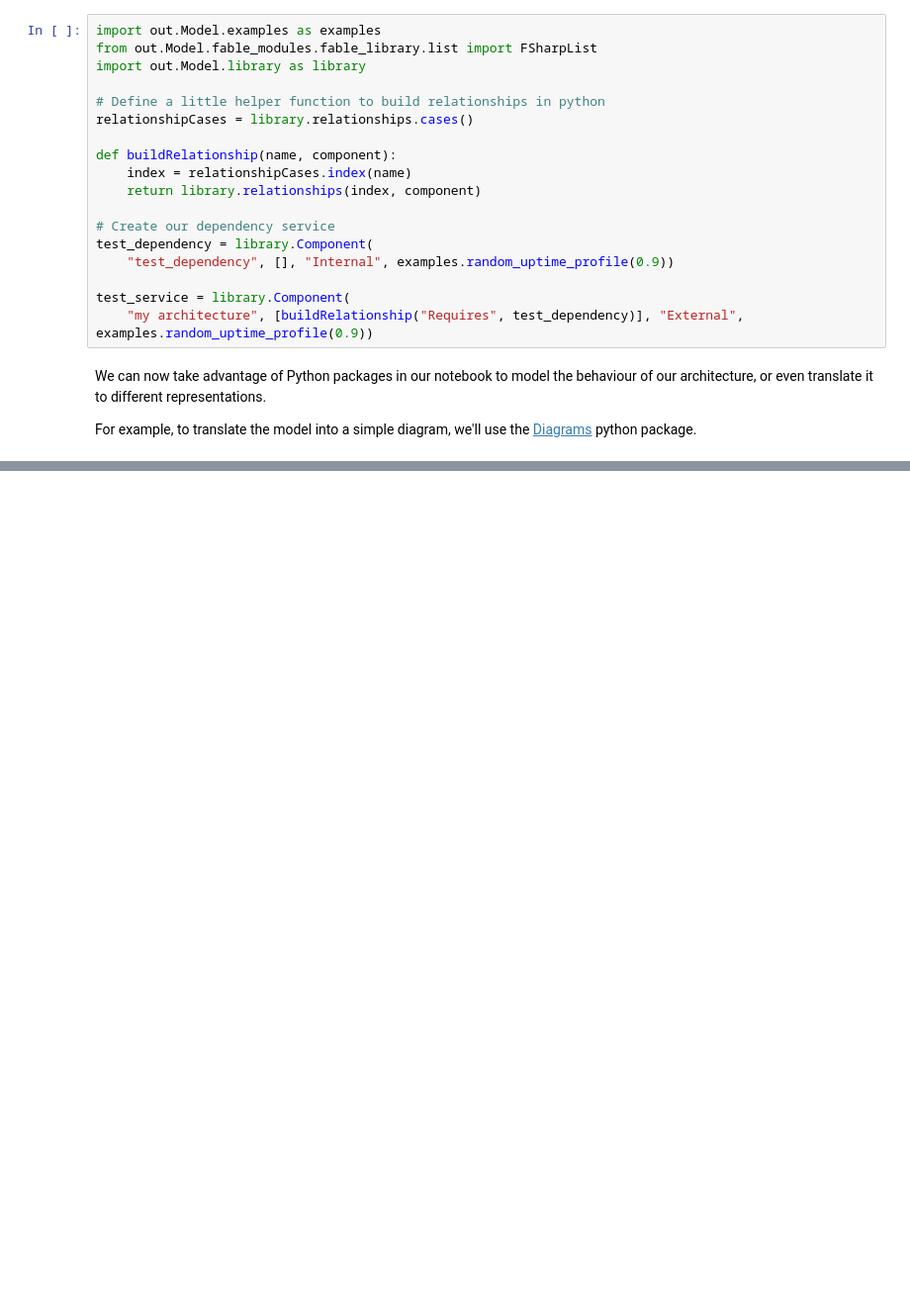
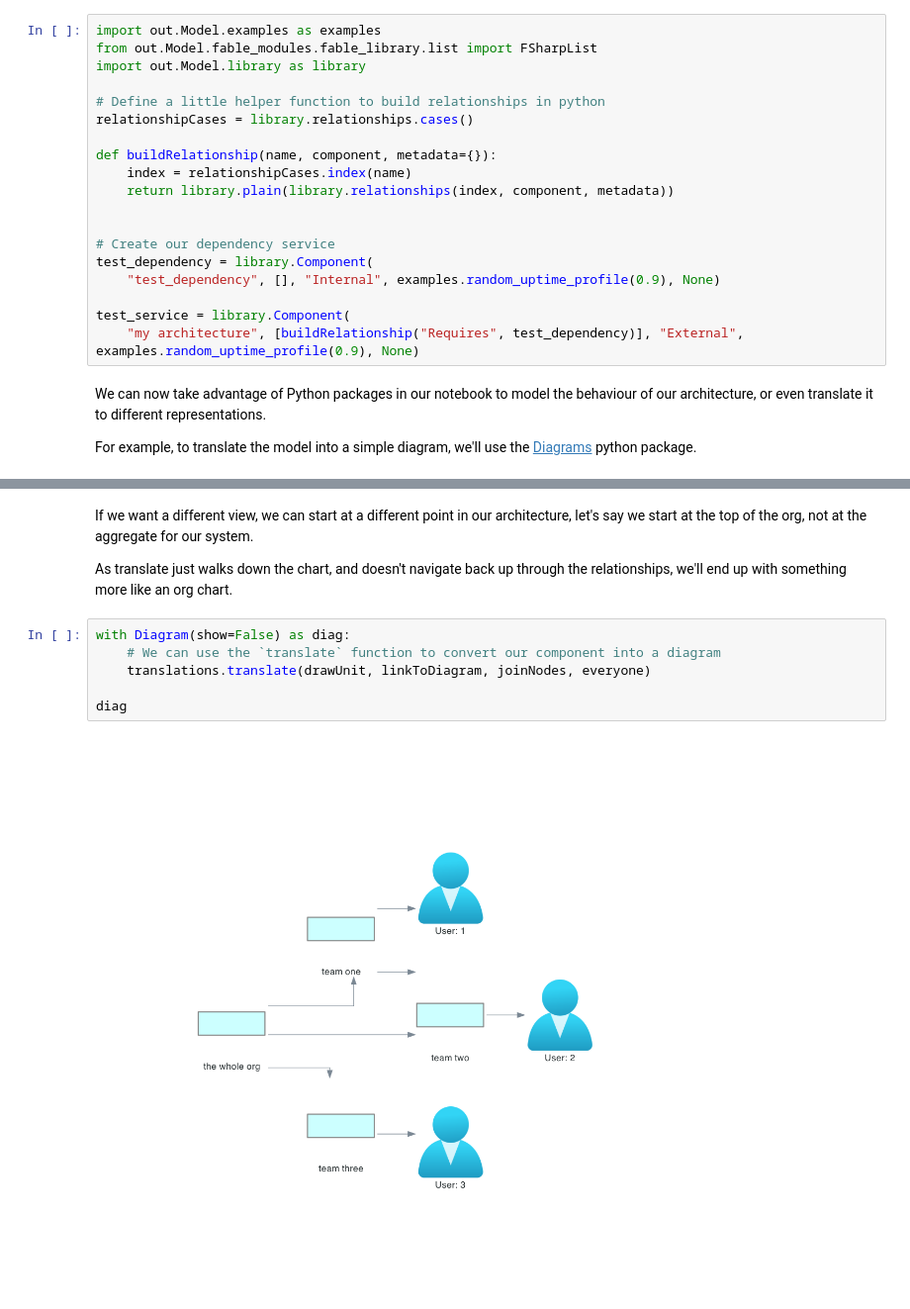
Before and after one commit to TomFreeman/architecture-modelling, a Jupyter notebook: native.ipynb, the cells around one changed output, grey strips where cells are left out. Shown: that part at 99% size. Saved outputs shown, nothing was run; the diff lists cells and outputs as text; blank space fills up the shorter version.

```diff
--- a/native.ipynb
+++ b/native.ipynb
@@ -18,16 +18,17 @@ import out.Model.library as library
 # Define a little helper function to build relationships in python
 relationshipCases = library.relationships.cases()
 
-def buildRelationship(name, component):
+def buildRelationship(name, component, metadata={}):
     index = relationshipCases.index(name)
-    return library.relationships(index, component)
+    return library.plain(library.relationships(index, component, metadata))
+
 
 # Create our dependency service
 test_dependency = library.Component(
-    "test_dependency", [], "Internal", examples.random_uptime_profile(0.9))
+    "test_dependency", [], "Internal", examples.random_uptime_profile(0.9), None)
 
 test_service = library.Component(
-    "my architecture", [buildRelationship("Requires", test_dependency)], "External", examples.random_uptime_profile(0.9))
+    "my architecture", [buildRelationship("Requires", test_dependency)], "External", examples.random_uptime_profile(0.9), None)
 # %% [markdown]
 We can now take advantage of Python packages in our notebook to model the behaviour of our architecture, or even translate it to different representations.
 
@@ -69,0 +115,12 @@ And, now we have a diagram of our architecture, generated from our programmable
+# %% [markdown]
+If we want a different view, we can start at a different point in our architecture, let's say we start at the top of the org, not at the aggregate for our system.
+
+As translate just walks down the chart, and doesn't navigate back up through the relationships, we'll end up with something more like an org chart.
+# %%
+with Diagram(show=False) as diag:
+    # We can use the `translate` function to convert our component into a diagram
+    translations.translate(drawUnit, linkToDiagram, joinNodes, everyone)
+
+diag
+# %% [output]
+[figure, added]
```
Also changed, not shown: parts of 6 cells of this notebook, 6 other files.
